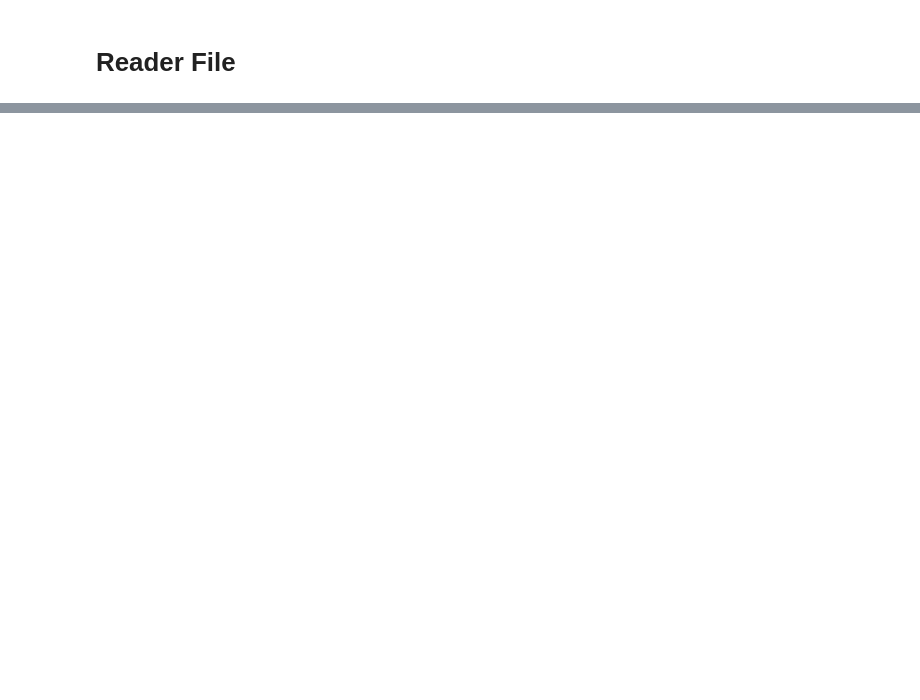
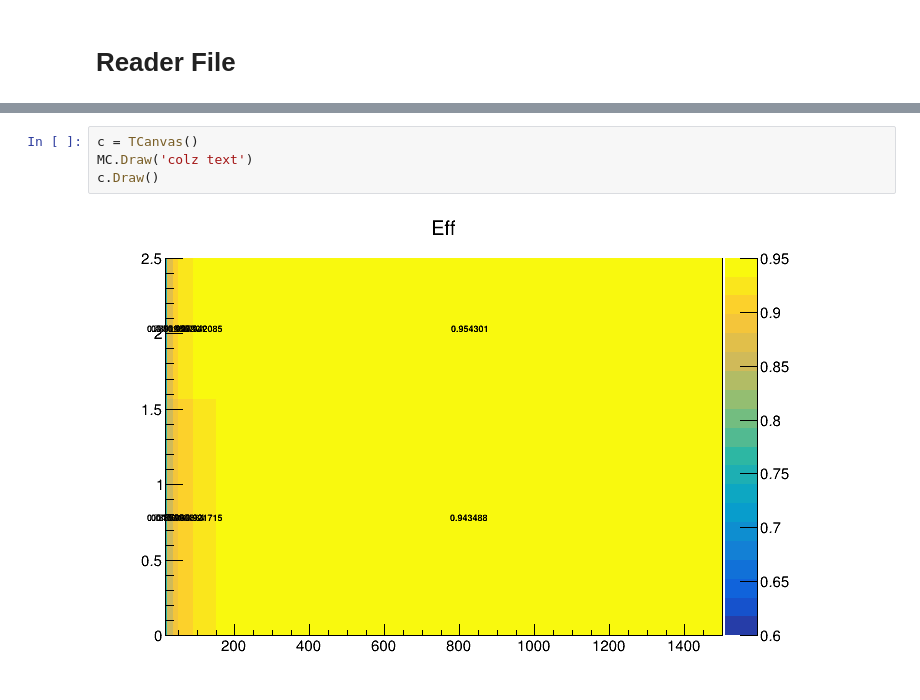
Before and after one commit to jycordero/SMP_ZGamma, a Jupyter notebook: src/sf_photon.ipynb, the cells around one changed output, grey strips where cells are left out. Drawn from its saved outputs; the diff is of its cells as text; blank space fills up the shorter version.

```diff
--- a/src/sf_photon.ipynb
+++ b/src/sf_photon.ipynb
@@ -61,0 +350,6 @@ file.Close()
+# %%
+c = TCanvas()
+MC.Draw('colz text')
+c.Draw()
+# %% [output]
+[figure, added]
```
Also changed, not shown: parts of 25 cells of this notebook, 46 other files.
